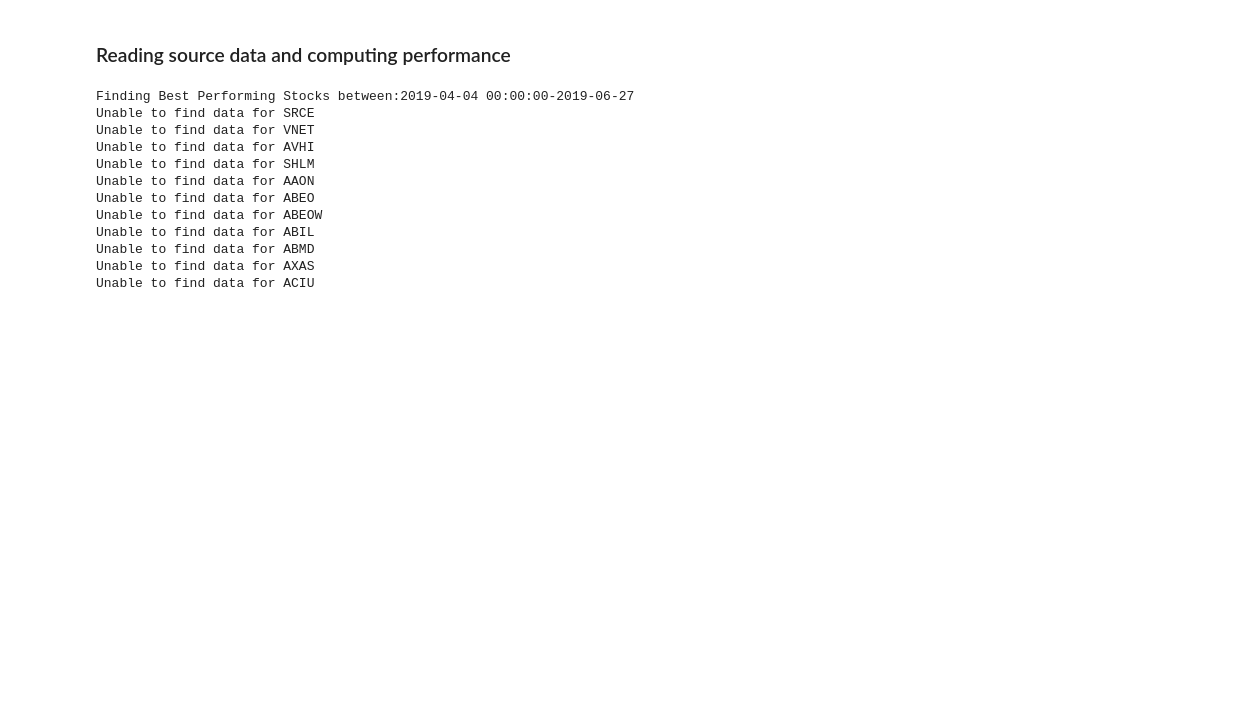
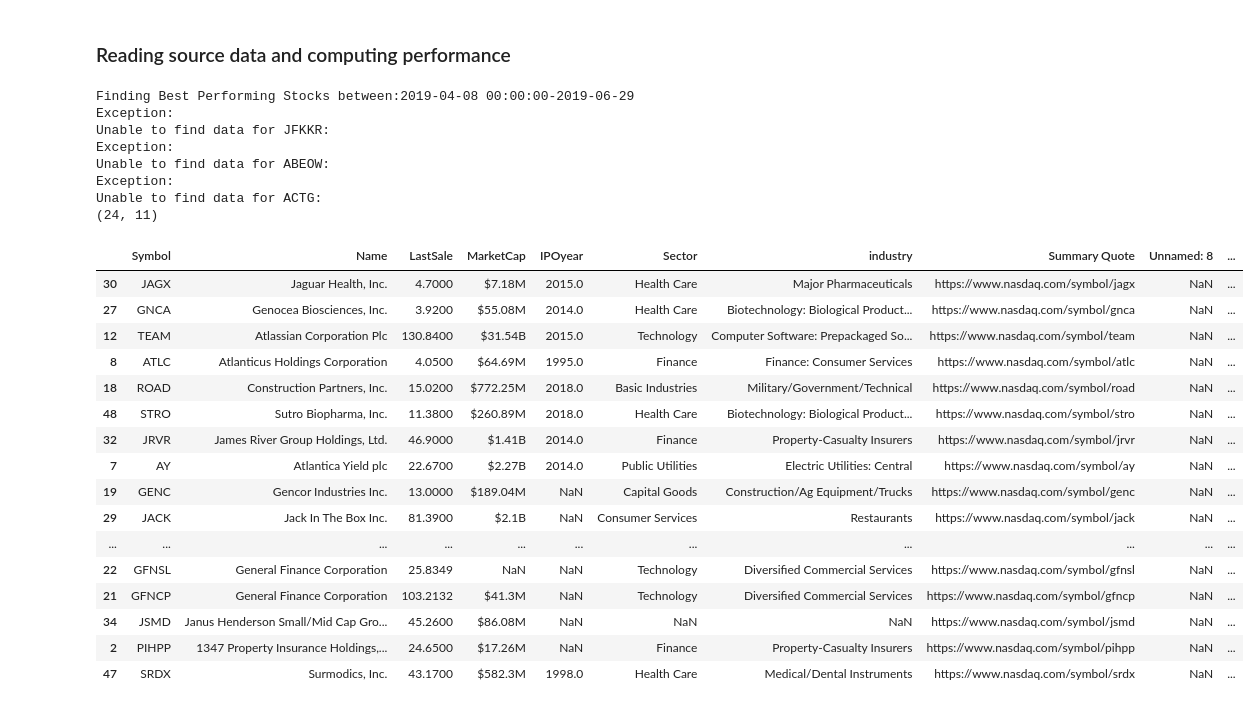
Before and after one commit to mmistroni/TensorFlowPlayground, a Jupyter notebook: StockAndNewsAPIs.ipynb, the cells around one changed output. Cells and saved outputs as stored; diff of their text form; code cells hidden in the pictures; blank space fills up the shorter version.

```diff
--- a/StockAndNewsAPIs.ipynb
+++ b/StockAndNewsAPIs.ipynb
@@ -64,8 +103,9 @@ Operation completed over 1 objects/430.9 KiB.
 # %%
 def get_historical_data(ticker, start, end):
 
-  return dr.DataReader(ticker, "av-daily", start,
-                       end,
+  return dr.DataReader(ticker, "av-monthly",
+                       datetime.fromordinal(start.toordinal()),  # need to move to av monthly
+                       datetime.fromordinal(end.toordinal()),
                        access_key='3K8QCCZYO839KMOU')
 
 def get_date_ranges():
@@ -85,6 +125,8 @@ def get_nyse_df():
 # %%
 def compute_performance(start_dt, end_dt, ticker='AMZN'):
   try:
+    import time
+    time.sleep(10)
     df = get_historical_data(ticker, start_dt, end_dt)[['close']]
     cols = df.columns
     #print('Start:{}, End:{}'.format(df[cols].iloc[0], df[cols].iloc[-1]))
@@ -94,13 +136,14 @@ def compute_performance(start_dt, end_dt, ticker='AMZN'):
     res['Latest'] = df[cols].iloc[-1]
     return res
   except Exception as e:
-    print('Unable to find data for {}'.format(ticker))
+    print('Exception:{}'.format(str(e)))
+    print('Unable to find data for {}:{}'.format(ticker,str(e)))
 # %%
 def find_best_performing(start_dt, end_dt):
   print('Finding Best Performing Stocks between:{}-{}'.format(start_dt, end_dt))
   nyse_df = get_nyse_df()
-  symbols = nyse_df['Symbol'].values.tolist()
-  dfs = [compute_performance(start_dt, end_dt, symbol) for symbol in symbols]
+  symbols = nyse_df['Symbol'].values.tolist()[0:30]
+  dfs = (compute_performance(start_dt, end_dt, symbol) for symbol in symbols)
   filtered = [df for df in dfs if df is not None]
   all_data = pd.concat(filtered)
   return pd.merge(nyse_df, all_data, how='inner', on='Symbol' )
@@ -110,15 +153,31 @@ start_dt, end_dt = get_date_ranges()
 perf_df = find_best_performing(start_dt, end_dt)#compute_performance(start_dt, end_dt)
 print(perf_df.shape)
 # %% [output]
-Finding Best Performing Stocks between:2019-04-04 00:00:00-2019-06-27
-Unable to find data for SRCE
-Unable to find data for VNET
-Unable to find data for AVHI
-Unable to find data for SHLM
-Unable to find data for AAON
-Unable to find data for ABEO
-Unable to find data for ABEOW
-Unable to find data for ABIL
-Unable to find data for ABMD
-Unable to find data for AXAS
-Unable to find data for ACIU
+Finding Best Performing Stocks between:2019-04-08 00:00:00-2019-06-29
+Exception:
+Unable to find data for JFKKR:
+Exception:
+Unable to find data for ABEOW:
+Exception:
+Unable to find data for ACTG:
+(24, 11)
+# %%
+perf_df.head(20)
+# %% [output]
+|  | Symbol | Name | LastSale | MarketCap | IPOyear | Sector | industry | Summary Quote | Unnamed: 8 | ... |
+| 30 | JAGX | Jaguar Health, Inc. | 4.7000 | $7.18M | 2015.0 | Health Care | Major Pharmaceuticals | https://www.nasdaq.com/symbol/jagx | NaN | ... |
+| 27 | GNCA | Genocea Biosciences, Inc. | 3.9200 | $55.08M | 2014.0 | Health Care | Biotechnology: Biological Product... | https://www.nasdaq.com/symbol/gnca | NaN | ... |
+| 12 | TEAM | Atlassian Corporation Plc | 130.8400 | $31.54B | 2015.0 | Technology | Computer Software: Prepackaged So... | https://www.nasdaq.com/symbol/team | NaN | ... |
+| 8 | ATLC | Atlanticus Holdings Corporation | 4.0500 | $64.69M | 1995.0 | Finance | Finance: Consumer Services | https://www.nasdaq.com/symbol/atlc | NaN | ... |
+| 18 | ROAD | Construction Partners, Inc. | 15.0200 | $772.25M | 2018.0 | Basic Industries | Military/Government/Technical | https://www.nasdaq.com/symbol/road | NaN | ... |
+| 48 | STRO | Sutro Biopharma, Inc. | 11.3800 | $260.89M | 2018.0 | Health Care | Biotechnology: Biological Product... | https://www.nasdaq.com/symbol/stro | NaN | ... |
+| 32 | JRVR | James River Group Holdings, Ltd. | 46.9000 | $1.41B | 2014.0 | Finance | Property-Casualty Insurers | https://www.nasdaq.com/symbol/jrvr | NaN | ... |
+| 7 | AY | Atlantica Yield plc | 22.6700 | $2.27B | 2014.0 | Public Utilities | Electric Utilities: Central | https://www.nasdaq.com/symbol/ay | NaN | ... |
+| 19 | GENC | Gencor Industries Inc. | 13.0000 | $189.04M | NaN | Capital Goods | Construction/Ag Equipment/Trucks | https://www.nasdaq.com/symbol/genc | NaN | ... |
+| 29 | JACK | Jack In The Box Inc. | 81.3900 | $2.1B | NaN | Consumer Services | Restaurants | https://www.nasdaq.com/symbol/jack | NaN | ... |
+| ... | ... | ... | ... | ... | ... | ... | ... | ... | ... | ... |
+| 22 | GFNSL | General Finance Corporation | 25.8349 | NaN | NaN | Technology | Diversified Commercial Services | https://www.nasdaq.com/symbol/gfnsl | NaN | ... |
+| 21 | GFNCP | General Finance Corporation | 103.2132 | $41.3M | NaN | Technology | Diversified Commercial Services | https://www.nasdaq.com/symbol/gfncp | NaN | ... |
+| 34 | JSMD | Janus Henderson Small/Mid Cap Gro... | 45.2600 | $86.08M | NaN | NaN | NaN | https://www.nasdaq.com/symbol/jsmd | NaN | ... |
+| 2 | PIHPP | 1347 Property Insurance Holdings,... | 24.6500 | $17.26M | NaN | Finance | Property-Casualty Insurers | https://www.nasdaq.com/symbol/pihpp | NaN | ... |
+| 47 | SRDX | Surmodics, Inc. | 43.1700 | $582.3M | 1998.0 | Health Care | Medical/Dental Instruments | https://www.nasdaq.com/symbol/srdx | NaN | ... |
```
Also changed, not shown: parts of 7 cells of this notebook.
